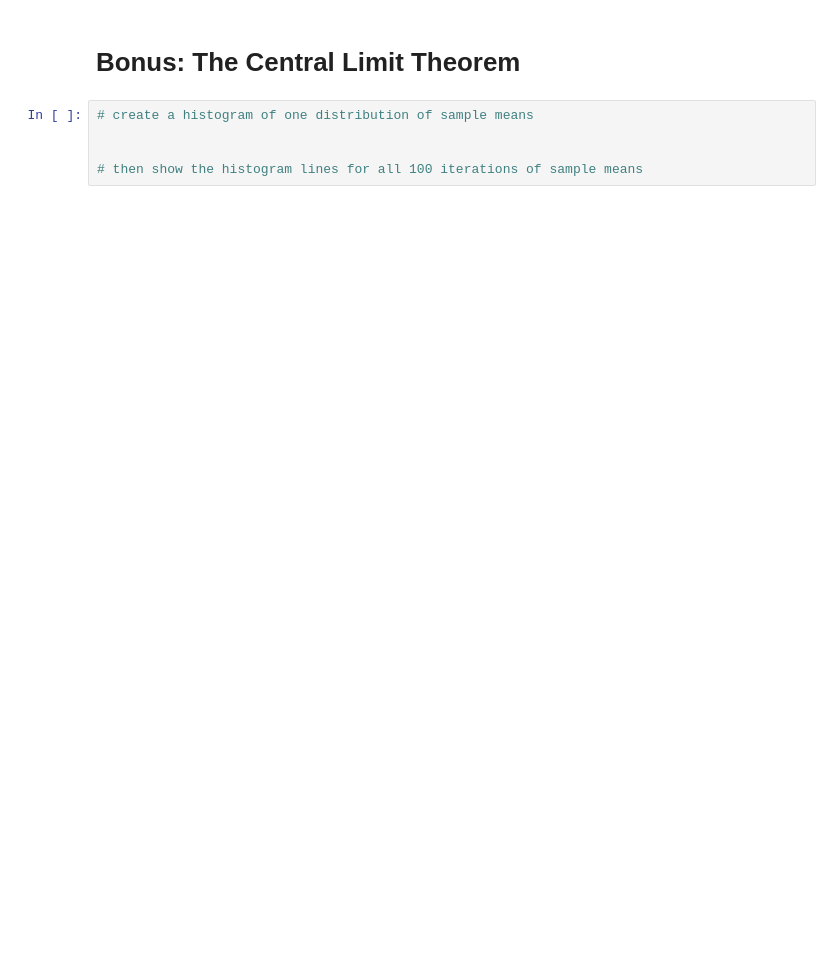
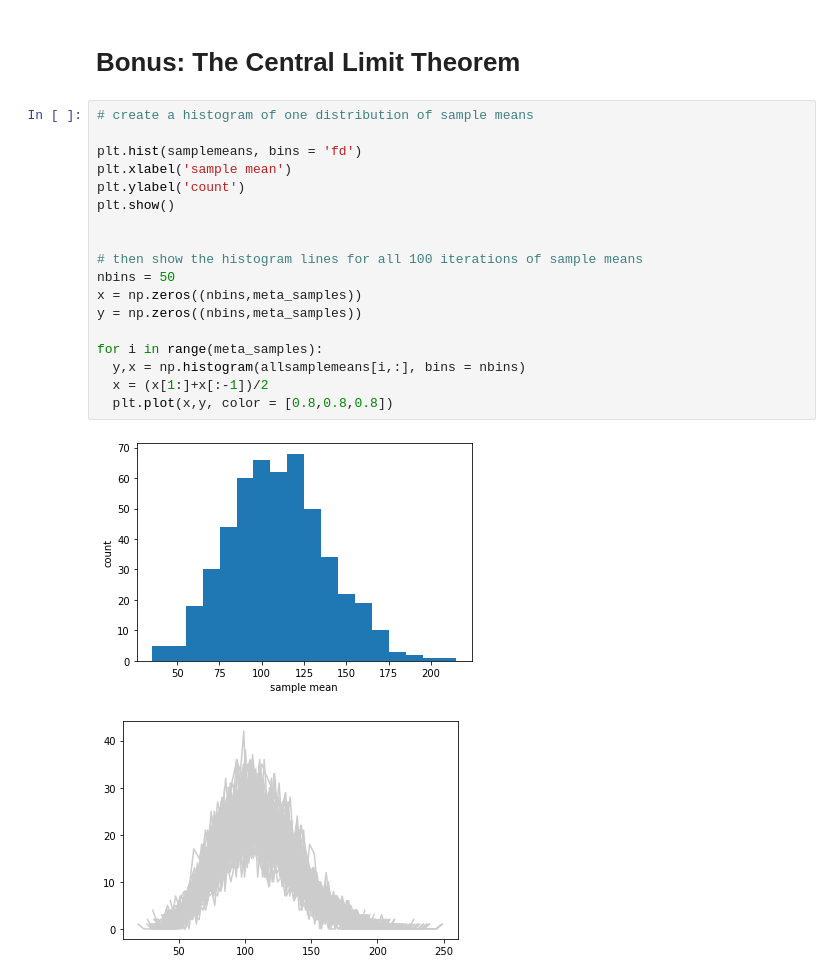
Before and after one commit to mdabushad/law_of_large_numbers, a Jupyter notebook: LawLargeNumber.ipynb, the cells around one changed output. Drawn from its saved outputs; the diff is of its cells as text; blank space fills up the shorter version.

```diff
--- a/LawLargeNumber.ipynb
+++ b/LawLargeNumber.ipynb
@@ -125,7 +158,23 @@ plt.show()
 # %% [markdown]
 # Bonus: The Central Limit Theorem
-# %%
-# create a histogram of one distribution of sample means
-
-
-# then show the histogram lines for all 100 iterations of sample means
+# %%
+# create a histogram of one distribution of sample means
+
+plt.hist(samplemeans, bins = 'fd')
+plt.xlabel('sample mean')
+plt.ylabel('count')
+plt.show()
+
+
+# then show the histogram lines for all 100 iterations of sample means
+nbins = 50
+x = np.zeros((nbins,meta_samples))
+y = np.zeros((nbins,meta_samples))
+
+for i in range(meta_samples):
+  y,x = np.histogram(allsamplemeans[i,:], bins = nbins)
+  x = (x[1:]+x[:-1])/2
+  plt.plot(x,y, color = [0.8,0.8,0.8])
+# %% [output]
+[figure, added]
+[figure, added]
```
Also changed, not shown: parts of 8 cells of this notebook.
